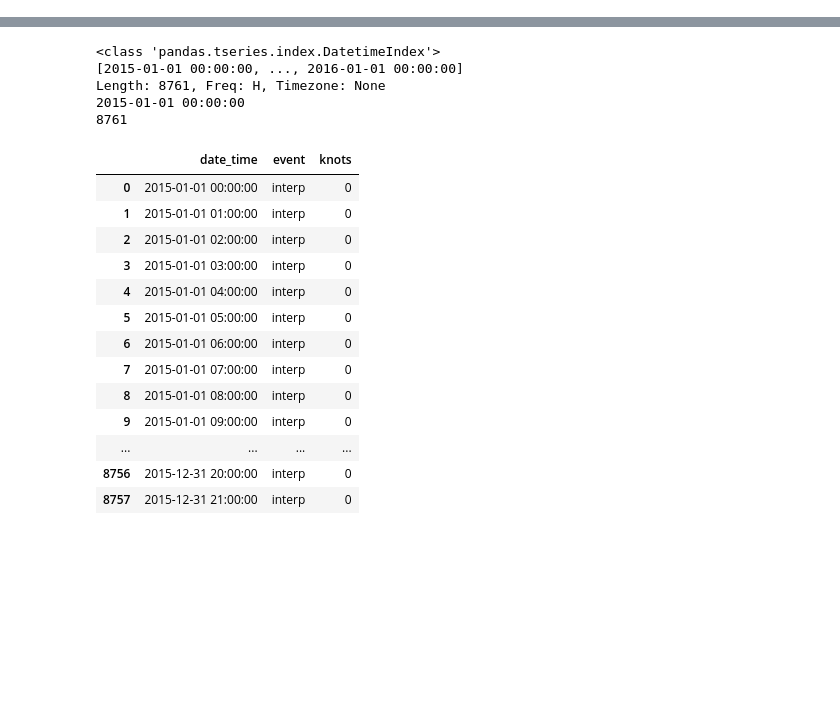
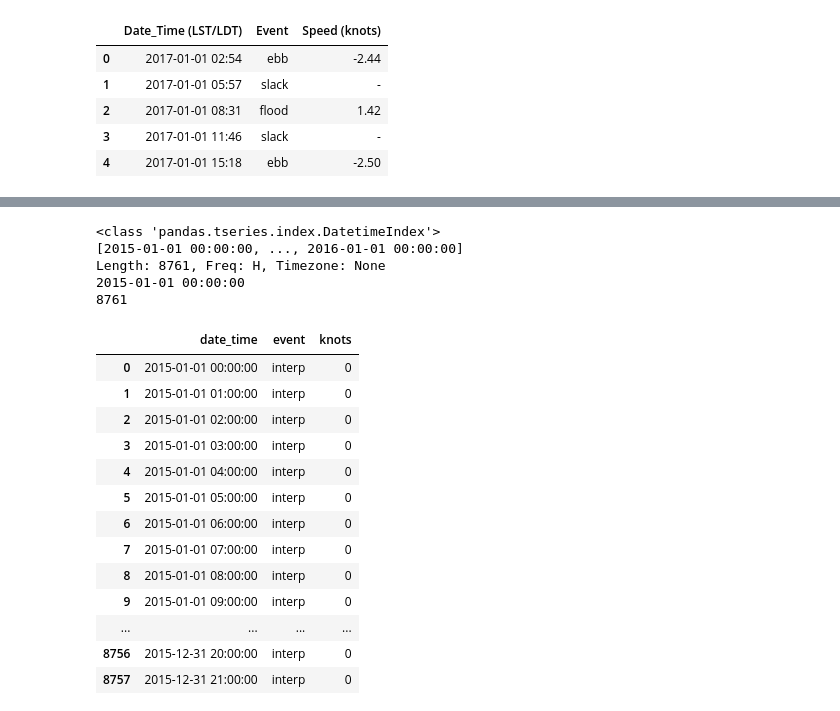
Before and after one commit to btq/nyc_waterways_viz, a Jupyter notebook: python/noaaCurrentScraper.ipynb, the cells around one changed output, grey strips where cells are left out. Drawn from its saved outputs; the diff is of its cells as text; code cells hidden in the pictures; blank space fills up the shorter version.

```diff
--- a/python/noaaCurrentScraper.ipynb
+++ b/python/noaaCurrentScraper.ipynb
@@ -1,15 +0,0 @@
-# %%
-# special IPython command to prepare the notebook for matplotlib
-%matplotlib inline
-
-from collections import defaultdict
-
-import pandas as pd
-import matplotlib.pyplot as plt
-pd.options.display.max_columns = 100
-import requests
-from pattern import web
-import json
-import urllib
-import numpy as np
-import csv
@@ -102,0 +40,13 @@ dtype: object
+# %%
+url_dp_root = 'http://tidesandcurrents.noaa.gov/noaacurrents/DownloadPredictions?fmt=csv&tz=LST/LDT&u=1&t=24hr'
+urlpre = url_dp_root+'&id=ACT3431_1&d=2015-12-31'
+urlpost = url_dp_root+'&id=ACT3431_1&d=2017-01-01'
+post_data = pd.read_csv(urlpost,parse_dates=True,infer_datetime_format=True)
+post_data.head()
+# %% [output]
+|  | Date_Time (LST/LDT) | Event | Speed (knots) |
+| 0 | 2017-01-01 02:54 | ebb | -2.44 |
+| 1 | 2017-01-01 05:57 | slack | - |
+| 2 | 2017-01-01 08:31 | flood | 1.42 |
+| 3 | 2017-01-01 11:46 | slack | - |
+| 4 | 2017-01-01 15:18 | ebb | -2.50 |
```
Also changed, not shown: parts of 7 cells of this notebook.
